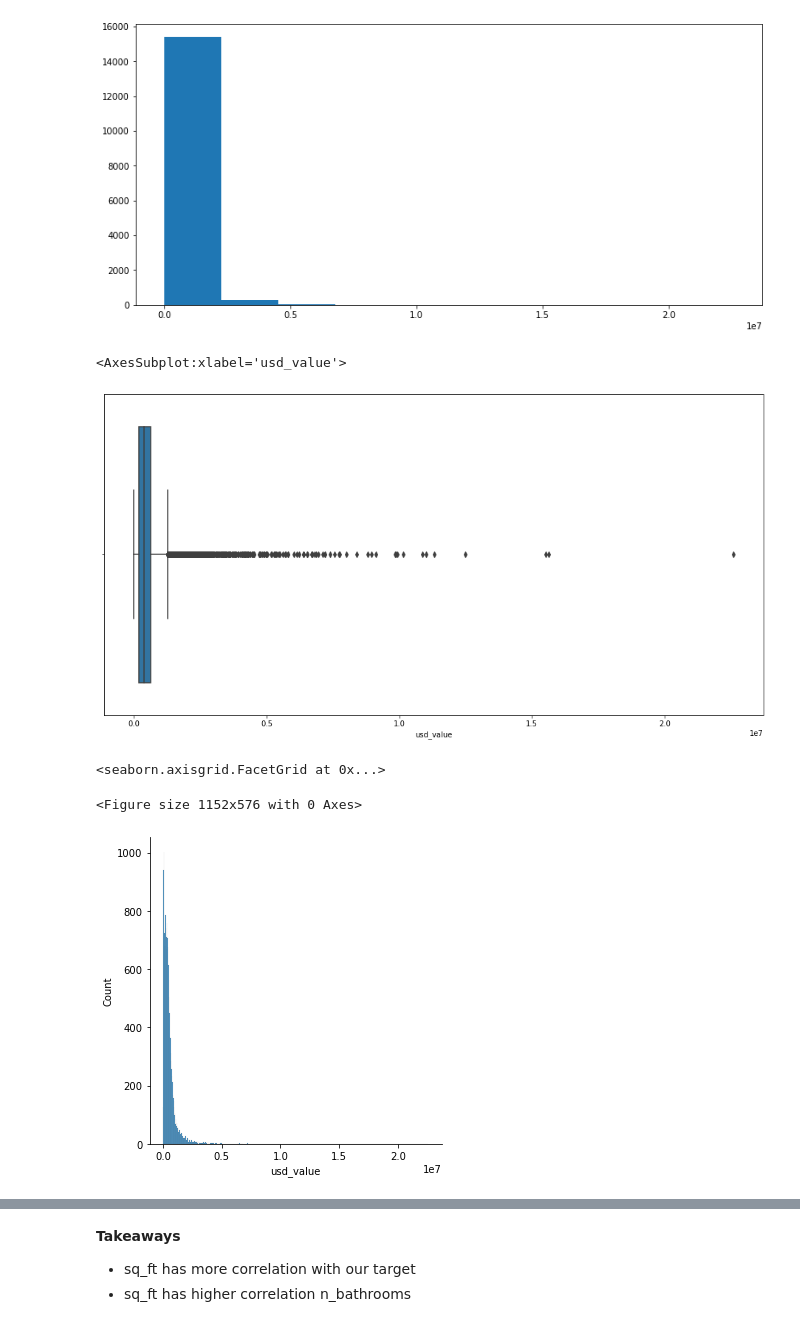
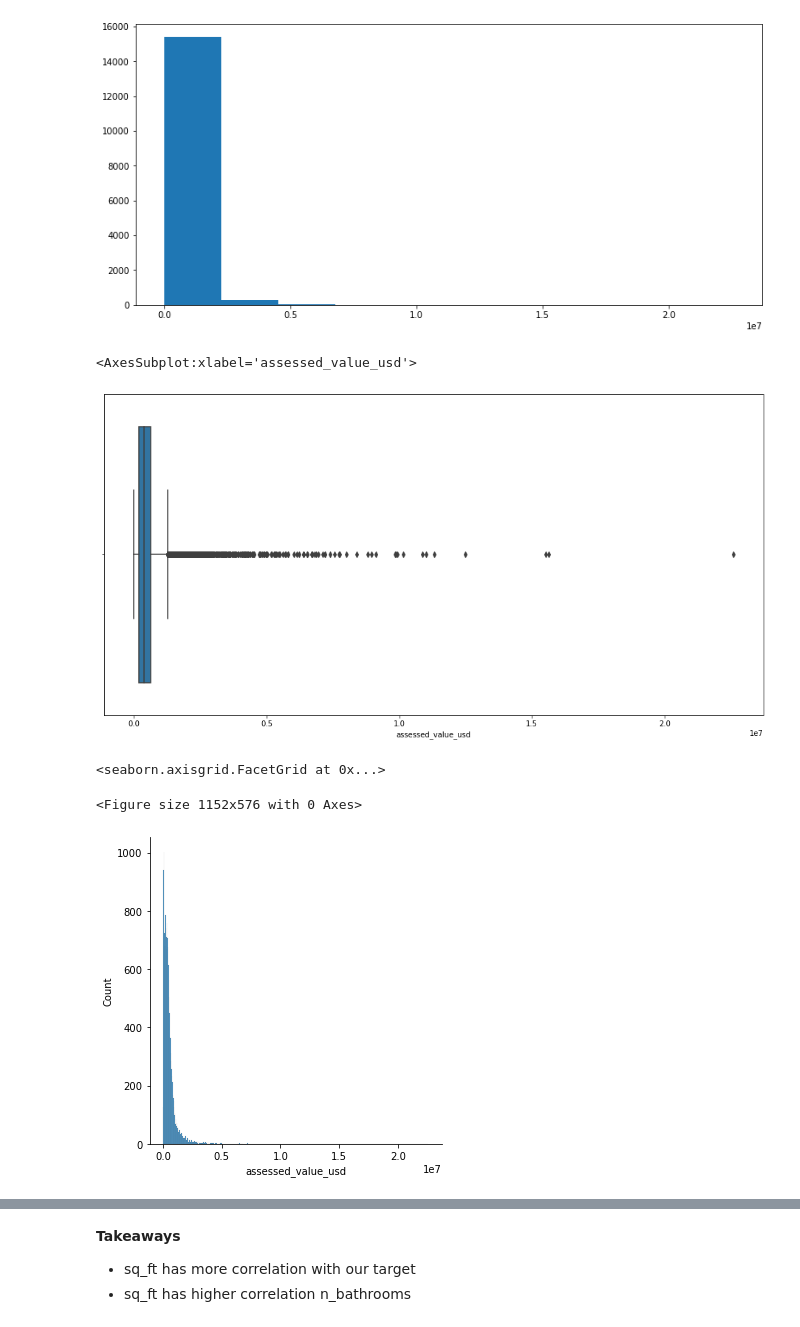
Before and after one commit to cindyvillanuevads/regression_project_zillow-, a Jupyter notebook: zillow.ipynb, the cells around one changed output, grey strips where cells are left out. Drawn from its saved outputs; the diff is of its cells as text; code cells hidden in the pictures.

```diff
--- a/zillow.ipynb
+++ b/zillow.ipynb
@@ -105,7 +134,7 @@ dtype: object
 df.rename(columns={'bedroomcnt': 'n_bedrooms',
                     'bathroomcnt': 'n_bathrooms',
                     'calculatedfinishedsquarefeet':'sq_ft',
-                     'taxvaluedollarcnt': 'usd_value'}, inplace=True)
+                     'taxvaluedollarcnt': 'assessed_value_usd'}, inplace=True)
 # %%
 #checking the uniques values for each column
 columns = df.columns.tolist()
@@ -313,17 +351,17 @@ train['usd_value'].hist(grid=False,)
 [figure]
 # %%
 plt.figure(figsize=(16, 8))
-sns.boxplot(train['usd_value'])
+sns.boxplot(train['assessed_value_usd'])
 # %% [output]
-<AxesSubplot:xlabel='usd_value'>
+<AxesSubplot:xlabel='assessed_value_usd'>
-[figure, old version]
+[figure, new version]
 # %%
 plt.figure(figsize=(16, 8))
-sns.displot( train['usd_value'])
+sns.displot( train['assessed_value_usd'])
 # %% [output]
 <seaborn.axisgrid.FacetGrid at 0x...>
 <Figure size 1152x576 with 0 Axes>
-[figure, old version]
+[figure, new version]
 # %%
 # I creating a new df
 # %%
```
Also changed, not shown: parts of 66 cells of this notebook.
